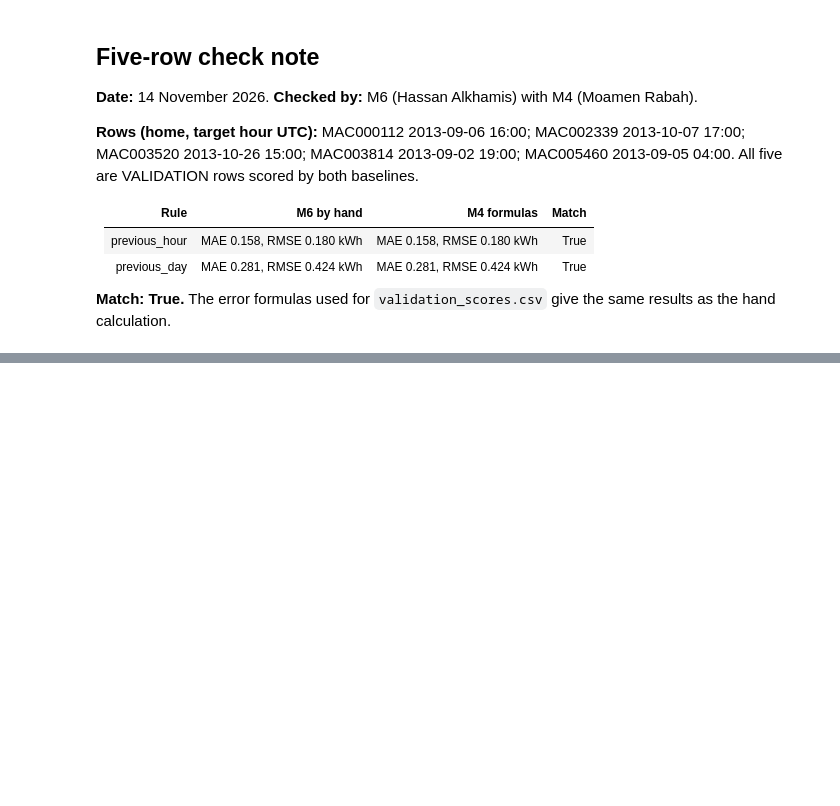
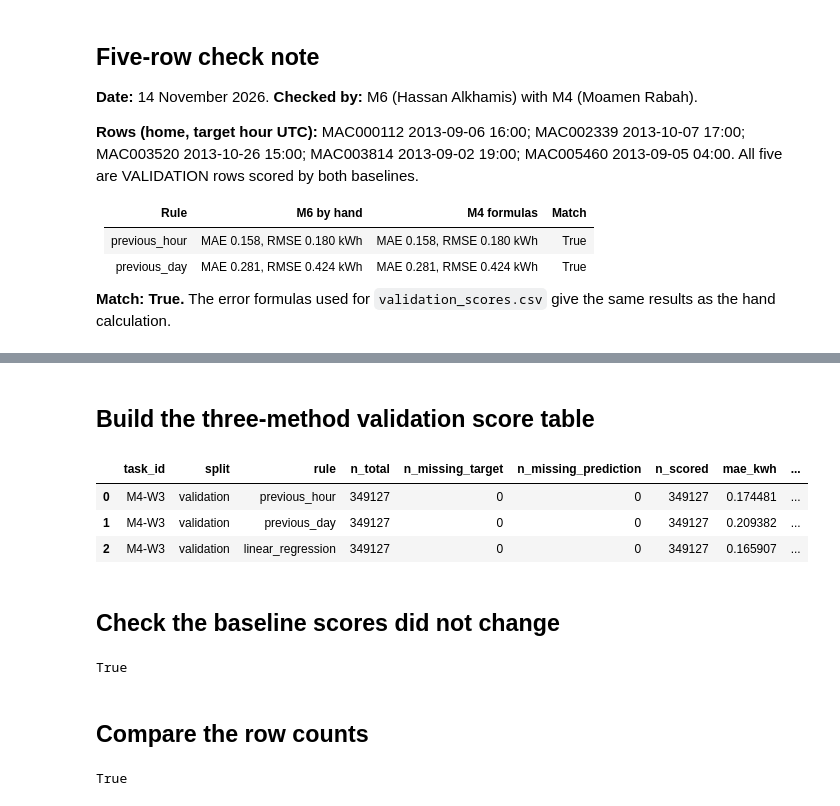
Before and after one commit to Fadhlallah-Almohammed/household-energy-prediction, a Jupyter notebook: notebooks/M4/calculate_prediction_errors.ipynb, the cells around one changed output, grey strips where cells are left out. Cells and saved outputs as stored; diff of their text form; code cells hidden in the pictures; blank space fills up the shorter version.

```diff
--- a/notebooks/M4/calculate_prediction_errors.ipynb
+++ b/notebooks/M4/calculate_prediction_errors.ipynb
@@ -531,0 +556,4 @@ five_check
+# %%
+val3_valid = ~val3_missing_target & ~val3_missing_prediction
+val3_used = val3[val3_valid]
+len(val3_used)
@@ -531,0 +572,4 @@ five_check
+# %%
+val3_counts = pd.Series({"n_total": len(val3), "n_missing_target": val3_missing_target.sum(),
+                         "n_missing_prediction": val3_missing_prediction.sum(), "n_scored": val3_valid.sum()})
+val3_counts
@@ -531,0 +584,4 @@ five_check
+# %%
+val3_errors = pd.DataFrame({rule: val3_used["actual_kwh"] - val3_used[column]
+                            for rule, column in method_columns.items()})
+val3_errors.head()
@@ -531,0 +597,4 @@ five_check
+# %%
+val3_mae = val3_errors.abs().mean()
+val3_rmse = (val3_errors ** 2).mean() ** 0.5
+val3_mae, val3_rmse
@@ -531,0 +610,30 @@ five_check
+# %% [markdown]
+## Build the three-method validation score table
+# %%
+val3_scores = pd.DataFrame({"mae_kwh": val3_mae, "rmse_kwh": val3_rmse})
+val3_scores.index.name = "rule"
+val3_scores = val3_scores.reset_index()
+for column, value in val3_counts.items():
+    val3_scores[column] = value
+val3_scores.insert(0, "task_id", "M4-W3")
+val3_scores.insert(1, "split", "validation")
+val3_scores = val3_scores[schema["column"]].copy()
+val3_scores
+# %% [output]
+|  | task_id | split | rule | n_total | n_missing_target | n_missing_prediction | n_scored | mae_kwh | ... |
+| 0 | M4-W3 | validation | previous_hour | 349127 | 0 | 0 | 349127 | 0.174481 | ... |
+| 1 | M4-W3 | validation | previous_day | 349127 | 0 | 0 | 349127 | 0.209382 | ... |
+| 2 | M4-W3 | validation | linear_regression | 349127 | 0 | 0 | 349127 | 0.165907 | ... |
+# %% [markdown]
+## Check the baseline scores did not change
+# %%
+baseline_rows = val3_scores.set_index("rule").loc[val_scores["rule"], ["n_scored", "mae_kwh", "rmse_kwh"]]
+(baseline_rows - val_scores.set_index("rule")[["n_scored", "mae_kwh", "rmse_kwh"]]).abs().max().max() < 1e-12
+# %% [output]
+True
+# %% [markdown]
+## Compare the row counts
+# %%
+val3_counts["n_total"] == val3_counts["n_missing_target"] + val3_counts["n_missing_prediction"] + val3_counts["n_scored"]
+# %% [output]
+True
```
Also changed, not shown: parts of 22 cells of this notebook, 3 other files.
